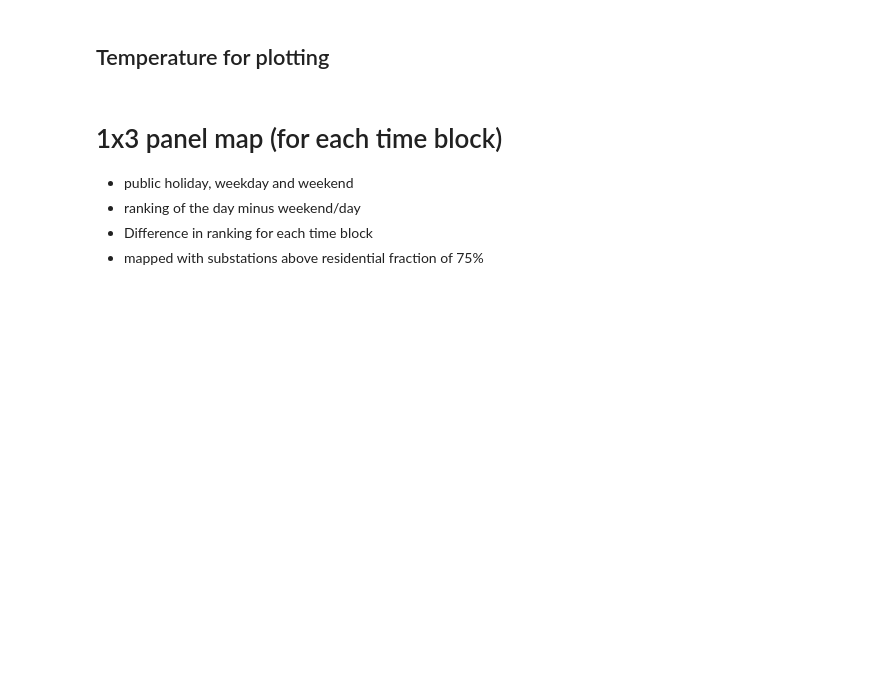
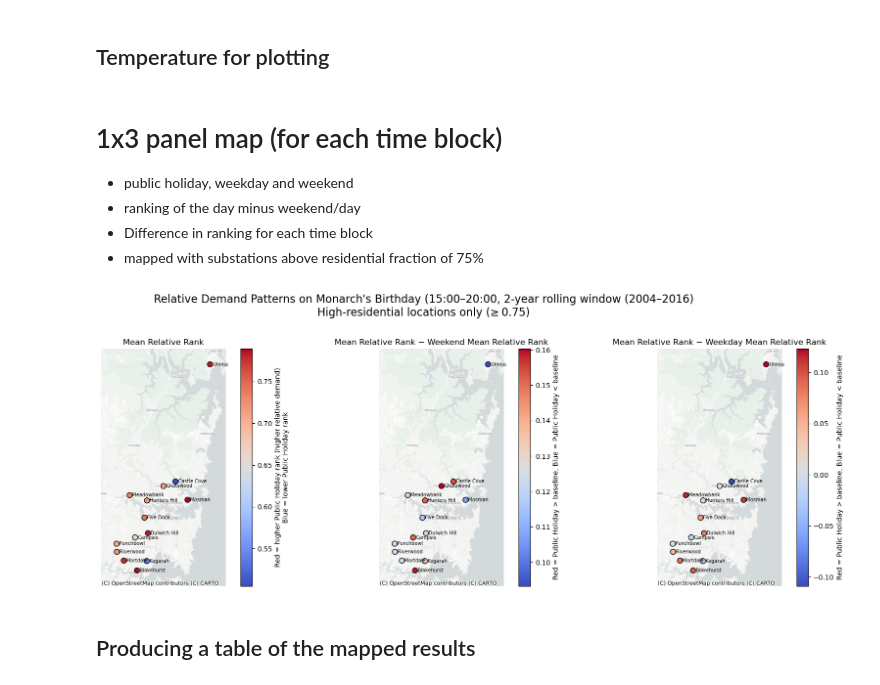
Before and after one commit to 21centuryweather/aus_substation_electricity, a Jupyter notebook: pia_notebooks/NSW_data/relative_ranking/mean_rr_differece.ipynb, the cells around one changed output. Drawn from its saved outputs; the diff is of its cells as text; code cells hidden in the pictures; blank space fills up the shorter version.

```diff
--- a/pia_notebooks/NSW_data/relative_ranking/mean_rr_differece.ipynb
+++ b/pia_notebooks/NSW_data/relative_ranking/mean_rr_differece.ipynb
@@ -268,17 +329,17 @@ def map_ph_we_wd_block(
 # %%
 map_ph_we_wd_block(
     df=rank,
     info=info,
     holiday="Monarch's Birthday",
-    block="15_20",
-    df_station_col="station_name",
-    info_station_col="Name",
-    lat_col="latitude",
-    lon_col="longitude"
+    block="15_20"
 )
+# %% [output]
+[figure, added]
 # %%
 print(rank["station_code"].unique()[:20])
 print(info["energy_asset"].unique()[:20])
 # %%
 print(rank["station_name"].unique()[:20])
 print(info["Name"].unique()[:20])
+# %% [markdown]
+## Producing a table of the mapped results
```
Also changed, not shown: parts of 6 cells of this notebook.
